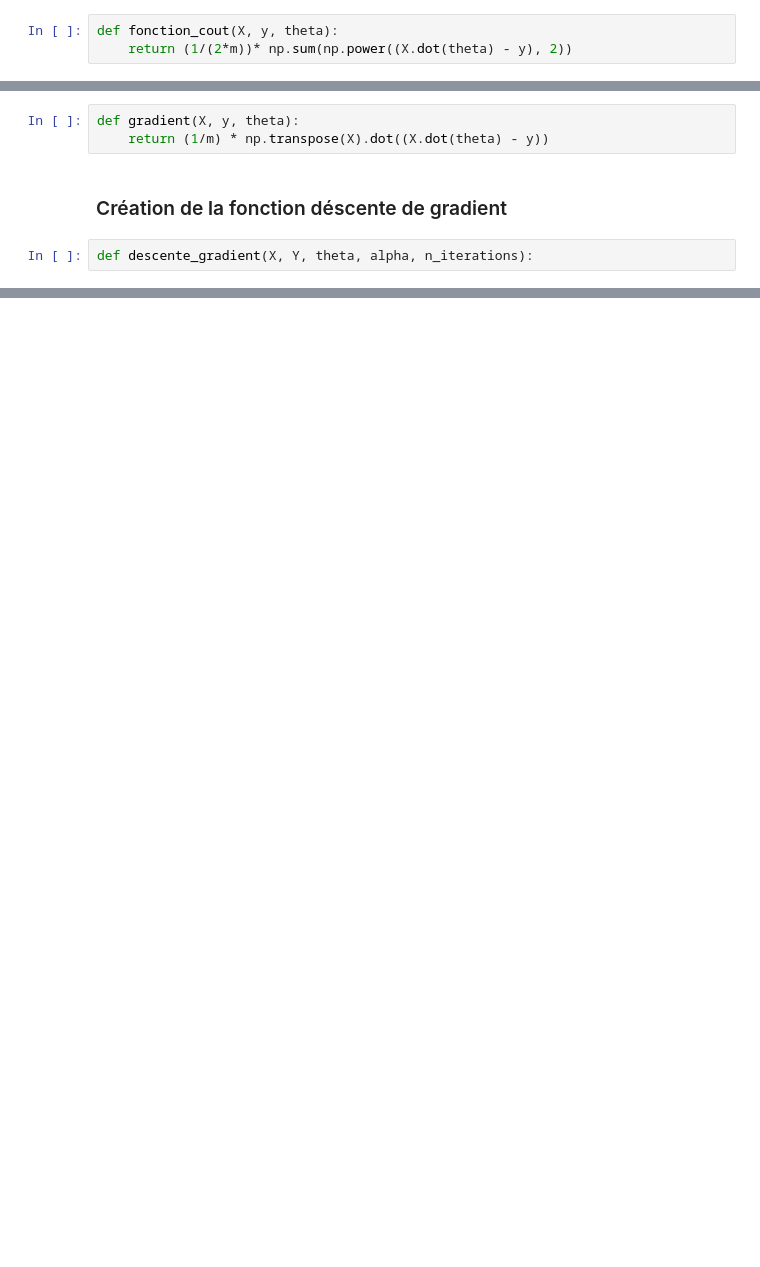
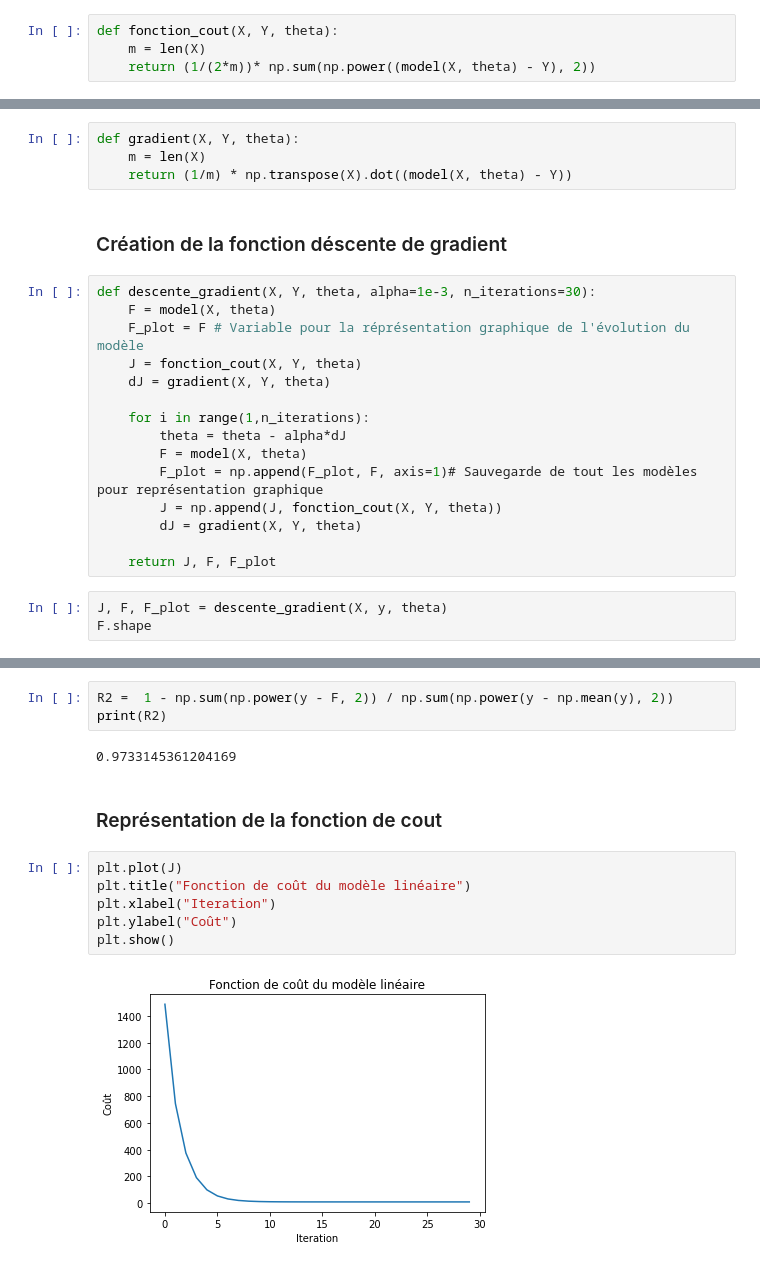
Before and after one commit to CassiaFa/Premier_modele_IA_Simplon, a Jupyter notebook: Premier_model_IA.ipynb, the cells around one changed output, grey strips where cells are left out. Drawn from its saved outputs; the diff is of its cells as text; blank space fills up the shorter version.

Commit message:
Fin régression linéaire simple
Achèvement de la première partie sur la régression linéaire simple.

Début de la régression linéaire multiple.

```diff
--- a/Premier_model_IA.ipynb
+++ b/Premier_model_IA.ipynb
@@ -81,8 +81,9 @@ y.shape
 # %% [output]
 (27, 1)
 # %%
-def fonction_cout(X, y, theta):
-    return (1/(2*m))* np.sum(np.power((X.dot(theta) - y), 2))
+def fonction_cout(X, Y, theta):
+    m = len(X)
+    return (1/(2*m))* np.sum(np.power((model(X, theta) - Y), 2))
 # %%
 J = fonction_cout(X, y, theta)
 J
@@ -91,9 +92,26 @@ J
 # %% [markdown]
 ### Création de la fonction gradient
 # %%
-def gradient(X, y, theta):
-    return (1/m) * np.transpose(X).dot((X.dot(theta) - y))
+def gradient(X, Y, theta):
+    m = len(X)
+    return (1/m) * np.transpose(X).dot((model(X, theta) - Y))
 # %% [markdown]
 ### Création de la fonction déscente de gradient
 # %%
-def descente_gradient(X, Y, theta, alpha, n_iterations):
+def descente_gradient(X, Y, theta, alpha=1e-3, n_iterations=30):
+    F = model(X, theta)
+    F_plot = F # Variable pour la réprésentation graphique de l'évolution du modèle
+    J = fonction_cout(X, Y, theta)
+    dJ = gradient(X, Y, theta)
+
+    for i in range(1,n_iterations):
+        theta = theta - alpha*dJ
+        F = model(X, theta)
+        F_plot = np.append(F_plot, F, axis=1)# Sauvegarde de tout les modèles pour représentation graphique
+        J = np.append(J, fonction_cout(X, Y, theta))
+        dJ = gradient(X, Y, theta)
+
+    return J, F, F_plot
+# %%
+J, F, F_plot = descente_gradient(X, y, theta)
+F.shape
@@ -99,0 +120,15 @@ def descente_gradient(X, Y, theta, alpha, n_iterations):
+# %%
+R2 =  1 - np.sum(np.power(y - F, 2)) / np.sum(np.power(y - np.mean(y), 2))
+print(R2)
+# %% [output]
+0.9733145361204169
+# %% [markdown]
+### Représentation de la fonction de cout
+# %%
+plt.plot(J)
+plt.title("Fonction de coût du modèle linéaire")
+plt.xlabel("Iteration")
+plt.ylabel("Coût")
+plt.show()
+# %% [output]
+[figure, added]
```
Also changed, not shown: parts of 21 cells of this notebook.
